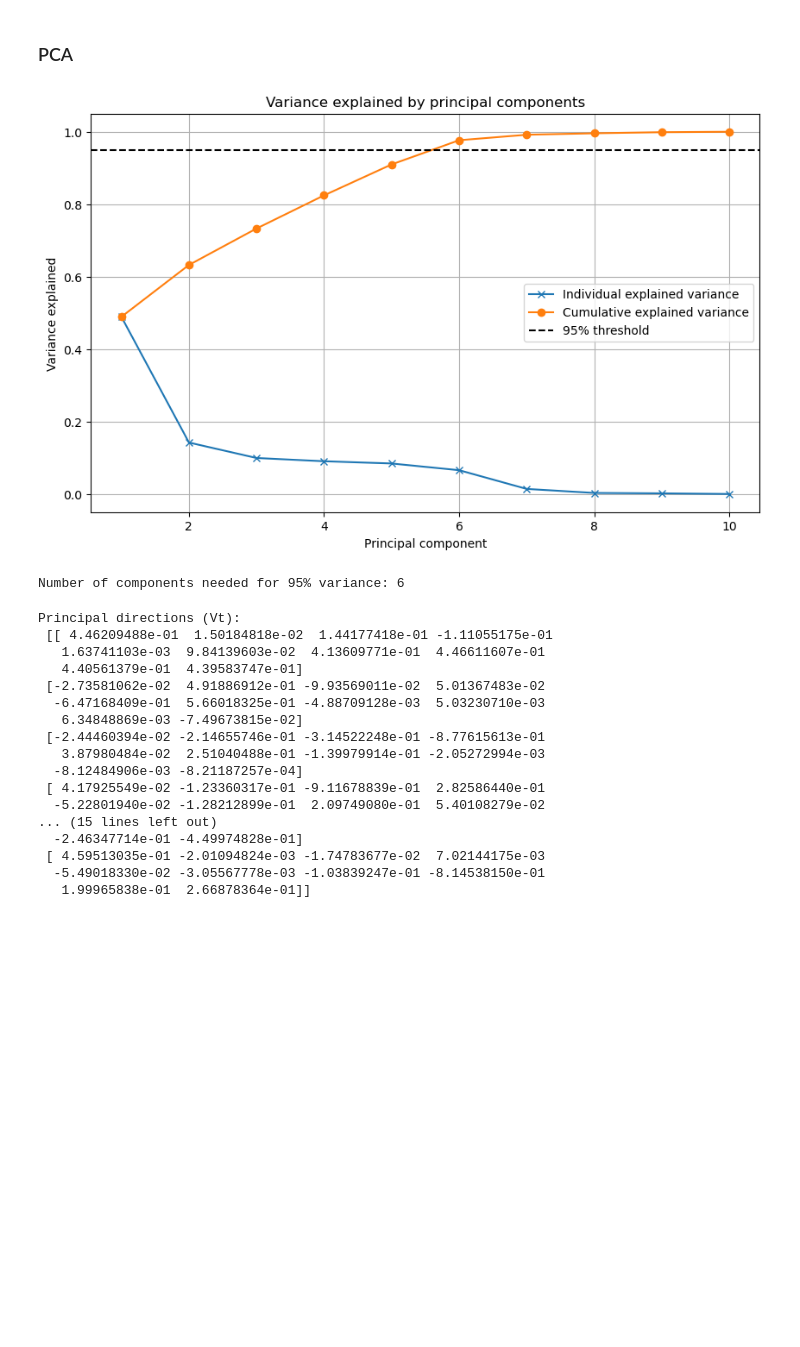
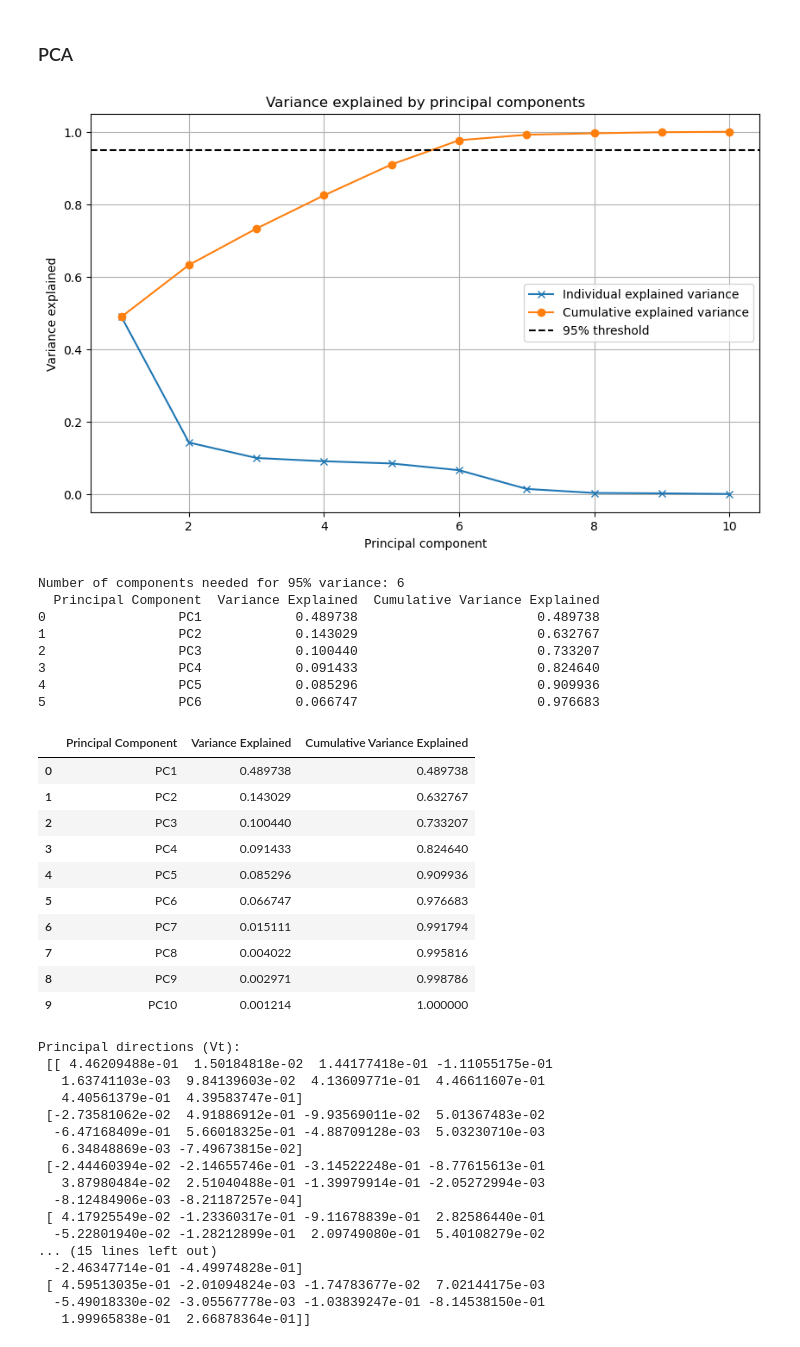
Before and after one commit to ThomasSchiolerH/Machine-Learning-And-Data-Mining, a Jupyter notebook: Project 1/project.ipynb, the cells around one changed output. Cells and saved outputs as stored; diff of their text form; code cells hidden in the pictures; blank space fills up the shorter version.

Commit message:
table for variance explained and cumulative

```diff
--- a/Project 1/project.ipynb
+++ b/Project 1/project.ipynb
@@ -248,30 +248,63 @@ plt.show()
 # %%
 from scipy.linalg import svd
 
 # Step 4: Perform PCA using SVD
 U, S, Vt = svd(data[numerical_features], full_matrices=False)
 
 # Step 5: Compute the variance explained by each principal component
 rho = (S ** 2) / np.sum(S ** 2)
 
 # Step 6: Plot the variance explained
 plt.figure(figsize=(10, 6))
 plt.plot(range(1, len(rho) + 1), rho, 'x-', label='Individual explained variance')
 plt.plot(range(1, len(rho) + 1), np.cumsum(rho), 'o-', label='Cumulative explained variance')
 plt.axhline(y=0.95, color='k', linestyle='--', label='95% threshold')
 plt.title('Variance explained by principal components')
 plt.xlabel('Principal component')
 plt.ylabel('Variance explained')
 plt.legend()
 plt.grid(True)
 plt.show()
 
 # Number of components needed for 95% variance explained
 num_components_for_95 = np.argmax(np.cumsum(rho) >= 0.95) + 1
 print(f"Number of components needed for 95% variance: {num_components_for_95}")
+
+
+# Table to display the variance explained and cumulative variance
+# Step 7: Create a DataFrame to display the variance explained and cumulative variance
+variance_data = {
+    'Principal Component': [f'PC{i+1}' for i in range(len(rho))],
+    'Variance Explained': rho,
+    'Cumulative Variance Explained': np.cumsum(rho)
+}
+
+# Create the DataFrame
+variance_df = pd.DataFrame(variance_data)
+
+# display the entire table
+display(variance_df)
 # %% [output]
 [figure]
 Number of components needed for 95% variance: 6
+  Principal Component  Variance Explained  Cumulative Variance Explained
+0                 PC1            0.489738                       0.489738
+1                 PC2            0.143029                       0.632767
+2                 PC3            0.100440                       0.733207
+3                 PC4            0.091433                       0.824640
+4                 PC5            0.085296                       0.909936
+5                 PC6            0.066747                       0.976683
+|  | Principal Component | Variance Explained | Cumulative Variance Explained |
+| 0 | PC1 | 0.489738 | 0.489738 |
+| 1 | PC2 | 0.143029 | 0.632767 |
+| 2 | PC3 | 0.100440 | 0.733207 |
+| 3 | PC4 | 0.091433 | 0.824640 |
+| 4 | PC5 | 0.085296 | 0.909936 |
+| 5 | PC6 | 0.066747 | 0.976683 |
+| 6 | PC7 | 0.015111 | 0.991794 |
+| 7 | PC8 | 0.004022 | 0.995816 |
+| 8 | PC9 | 0.002971 | 0.998786 |
+| 9 | PC10 | 0.001214 | 1.000000 |
 # %%
 # Principal directions (Vt contains the directions of the PCs)
 print("Principal directions (Vt):\n", Vt)
```
